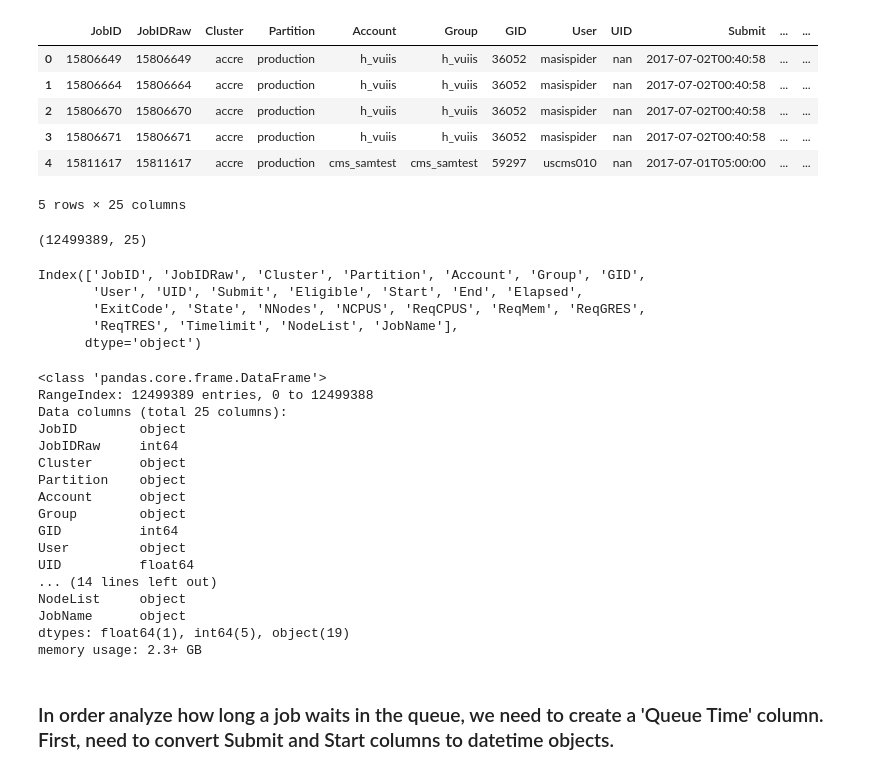
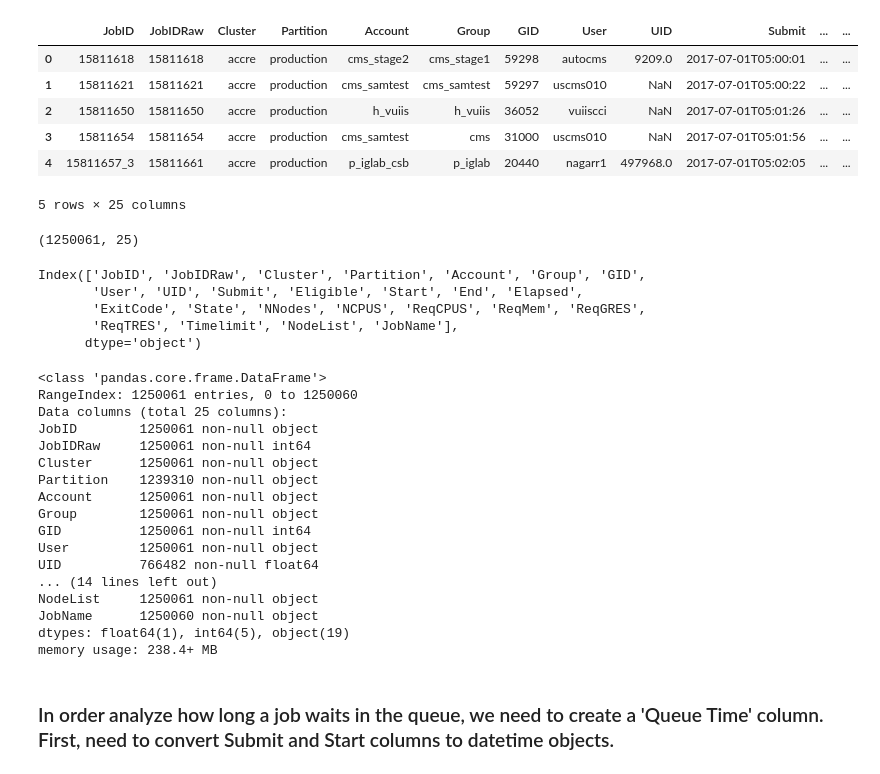
Before and after one commit to alexetalbott/data-question-2-accre-alex, a Jupyter notebook: accre_davis.ipynb, the cells around one changed output. Saved outputs shown, nothing was run; the diff lists cells and outputs as text; code cells hidden in the pictures.

```diff
--- a/accre_davis.ipynb
+++ b/accre_davis.ipynb
@@ -1,26 +1,28 @@
 # %%
 # import libraries
 import numpy as np
 import pandas as pd
 from datetime import datetime
 import matplotlib.pyplot as plt
+import random
 
 # read in data
-accre = pd.read_csv('data/accre_data.txt', sep='|', low_memory=False)
+p = .1
+accre = pd.read_csv('data/accre_data.txt', sep='|', low_memory=False,skiprows=lambda i: i>0 and random.random() > p)
 accre.head()
 # %% [output]
 |  | JobID | JobIDRaw | Cluster | Partition | Account | Group | GID | User | UID | Submit | ... | ... |
-| 0 | 15806649 | 15806649 | accre | production | h_vuiis | h_vuiis | 36052 | masispider | nan | 2017-07-02T00:40:58 | ... | ... |
-| 1 | 15806664 | 15806664 | accre | production | h_vuiis | h_vuiis | 36052 | masispider | nan | 2017-07-02T00:40:58 | ... | ... |
-| 2 | 15806670 | 15806670 | accre | production | h_vuiis | h_vuiis | 36052 | masispider | nan | 2017-07-02T00:40:58 | ... | ... |
-| 3 | 15806671 | 15806671 | accre | production | h_vuiis | h_vuiis | 36052 | masispider | nan | 2017-07-02T00:40:58 | ... | ... |
-| 4 | 15811617 | 15811617 | accre | production | cms_samtest | cms_samtest | 59297 | uscms010 | nan | 2017-07-01T05:00:00 | ... | ... |
+| 0 | 15811618 | 15811618 | accre | production | cms_stage2 | cms_stage1 | 59298 | autocms | 9209.0 | 2017-07-01T05:00:01 | ... | ... |
+| 1 | 15811621 | 15811621 | accre | production | cms_samtest | cms_samtest | 59297 | uscms010 | NaN | 2017-07-01T05:00:22 | ... | ... |
+| 2 | 15811650 | 15811650 | accre | production | h_vuiis | h_vuiis | 36052 | vuiiscci | NaN | 2017-07-01T05:01:26 | ... | ... |
+| 3 | 15811654 | 15811654 | accre | production | cms_samtest | cms | 31000 | uscms010 | NaN | 2017-07-01T05:01:56 | ... | ... |
+| 4 | 15811657_3 | 15811661 | accre | production | p_iglab_csb | p_iglab | 20440 | nagarr1 | 497968.0 | 2017-07-01T05:02:05 | ... | ... |
 5 rows × 25 columns
 # %%
 # look at the shape of the dataset
 accre.shape
 # %% [output]
-(12499389, 25)
+(1250061, 25)
 # %%
 # identify the column names of the dataset
 accre.columns
@@ -35,22 +37,22 @@ Index(['JobID', 'JobIDRaw', 'Cluster', 'Partition', 'Account', 'Group', 'GID',
 accre.info()
 # %% [output]
 <class 'pandas.core.frame.DataFrame'>
-RangeIndex: 12499389 entries, 0 to 12499388
+RangeIndex: 1250061 entries, 0 to 1250060
 Data columns (total 25 columns):
-JobID        object
-JobIDRaw     int64
-Cluster      object
-Partition    object
-Account      object
-Group        object
-GID          int64
-User         object
-UID          float64
+JobID        1250061 non-null object
+JobIDRaw     1250061 non-null int64
+Cluster      1250061 non-null object
+Partition    1239310 non-null object
+Account      1250061 non-null object
+Group        1250061 non-null object
+GID          1250061 non-null int64
+User         1250061 non-null object
+UID          766482 non-null float64
 ... (14 lines left out)
-NodeList     object
-JobName      object
+NodeList     1250061 non-null object
+JobName      1250060 non-null object
 dtypes: float64(1), int64(5), object(19)
-memory usage: 2.3+ GB
+memory usage: 238.4+ MB
 # %% [markdown]
 ### In order analyze how long a job waits in the queue, we need to create a 'Queue Time' column. First, need to convert Submit and Start columns to datetime objects.
 # %%
```
Also changed, not shown: parts of 38 cells of this notebook.
